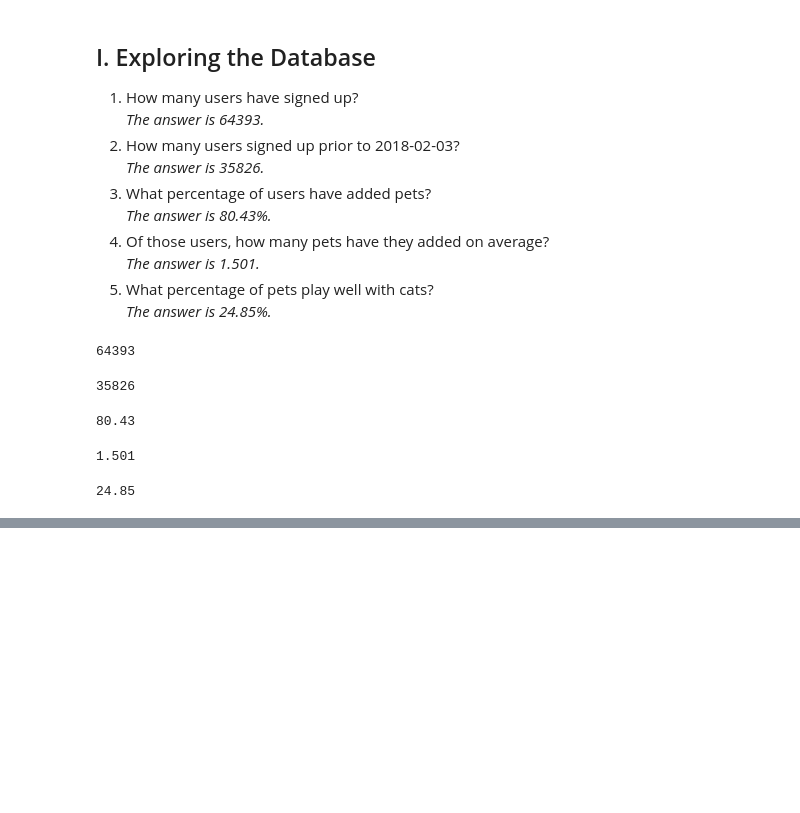
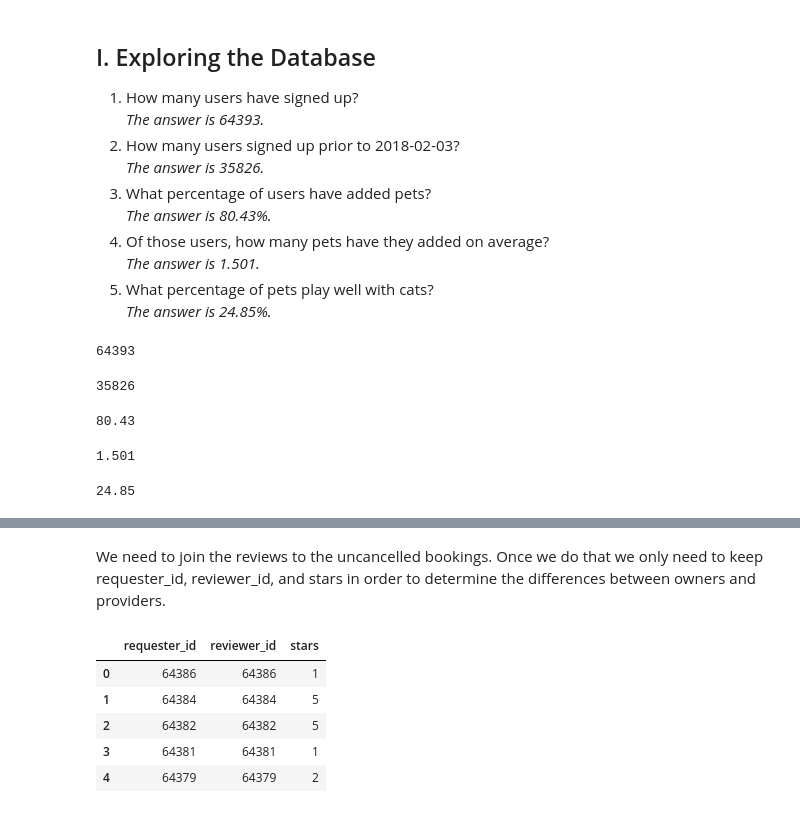
Before and after one commit to Booleans/rover-analytics-assessment, a Jupyter notebook: analysis.ipynb, the cells around one changed output, grey strips where cells are left out. Drawn from its saved outputs; the diff is of its cells as text; code cells hidden in the pictures; blank space fills up the shorter version.

```diff
--- a/analysis.ipynb
+++ b/analysis.ipynb
@@ -257,0 +290,13 @@ round(df_pets.plays_cats.sum()/len(df_pets) * 100, 2)
+# %% [markdown]
+We need to join the reviews to the uncancelled bookings. Once we do that we only need to keep requester_id, reviewer_id, and stars in order to determine the differences between owners and providers.
+# %%
+df_reviews = pd.merge(uncancelled_bookings, df_conversations_review,
+                      left_on='id', right_on='conversation_id')[['requester_id', 'reviewer_id', 'stars']]
+df_reviews.head()
+# %% [output]
+|  | requester_id | reviewer_id | stars |
+| 0 | 64386 | 64386 | 1 |
+| 1 | 64384 | 64384 | 5 |
+| 2 | 64382 | 64382 | 5 |
+| 3 | 64381 | 64381 | 1 |
+| 4 | 64379 | 64379 | 2 |
```
Also changed, not shown: parts of 20 cells of this notebook.
